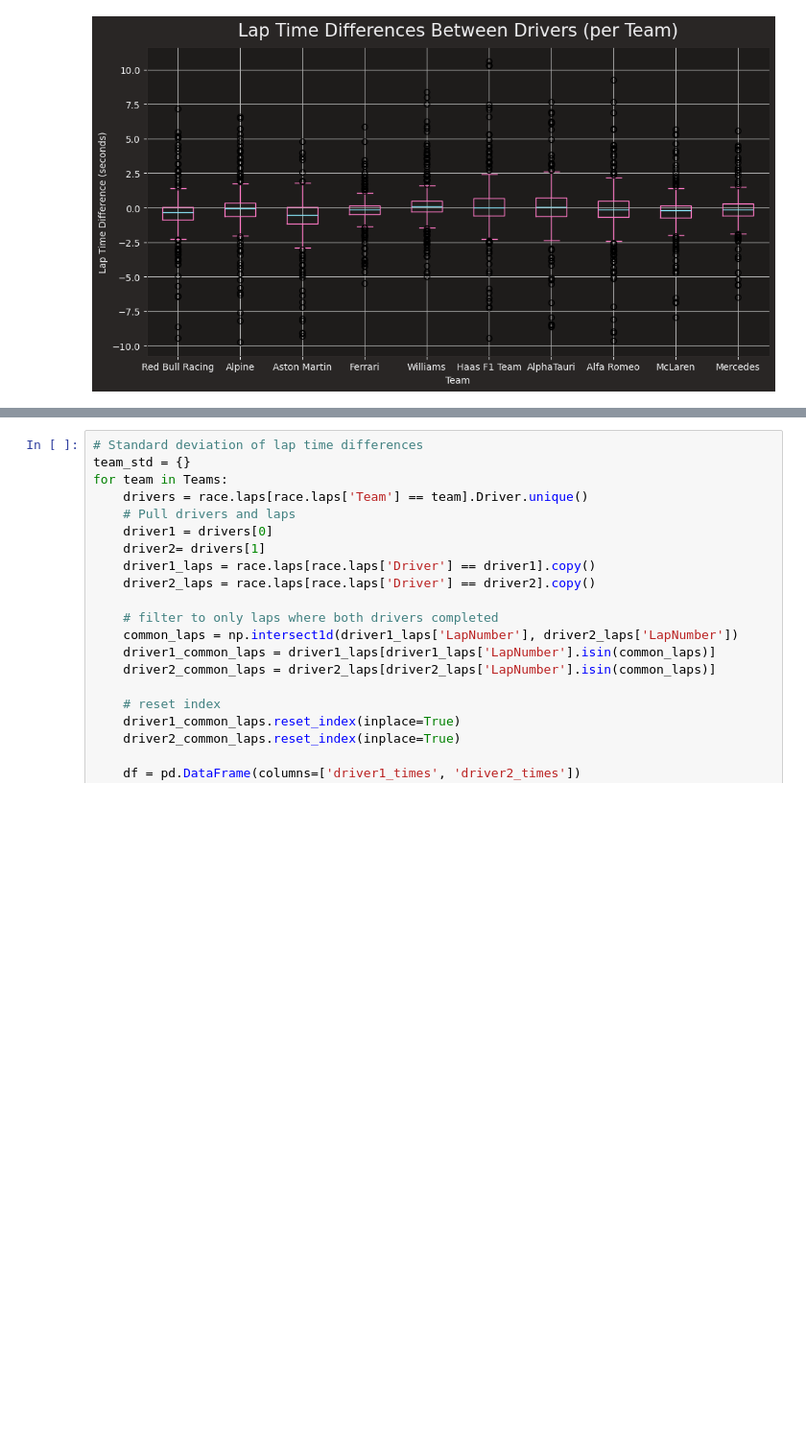
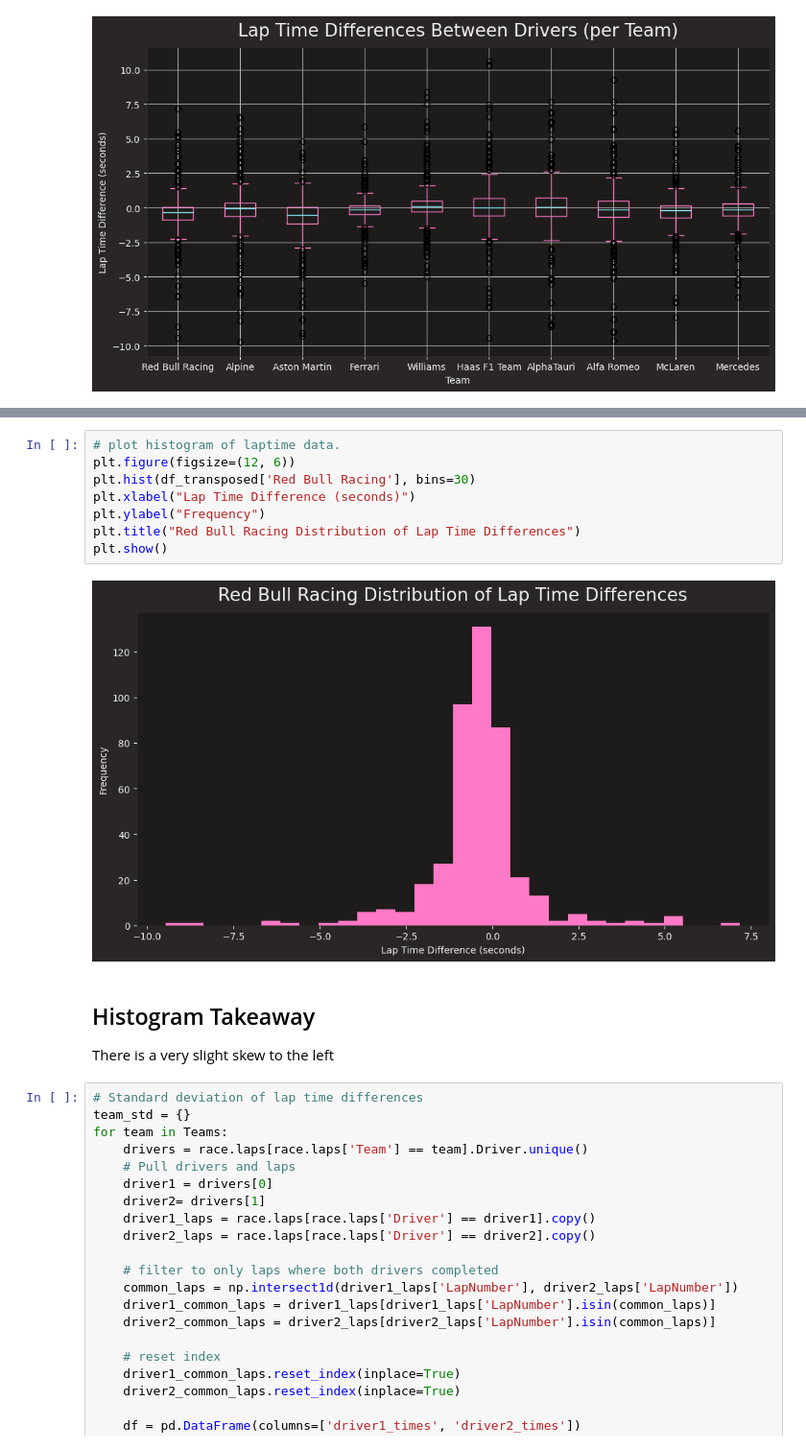
Before and after one commit to OhOmah/F1Revisited, a Jupyter notebook: MaxVSecondSeat.ipynb, the cells around one changed output, grey strips where cells are left out. Shown at 96% size. Saved outputs shown, nothing was run; the diff lists cells and outputs as text; blank space fills up the shorter version.

Commit message:
plotted histogram

```diff
--- a/MaxVSecondSeat.ipynb
+++ b/MaxVSecondSeat.ipynb
@@ -447,3 +430,16 @@ race.laps
+# %%
+# plot histogram of laptime data.
+plt.figure(figsize=(12, 6))
+plt.hist(df_transposed['Red Bull Racing'], bins=30)
+plt.xlabel("Lap Time Difference (seconds)")
+plt.ylabel("Frequency")
+plt.title("Red Bull Racing Distribution of Lap Time Differences")
+plt.show()
+# %% [output]
+[figure, added]
+# %% [markdown]
+## Histogram Takeaway
+There is a very slight skew to the left
 # %%
 # Standard deviation of lap time differences
 team_std = {}
```
Also changed, not shown: parts of 3 cells of this notebook.
